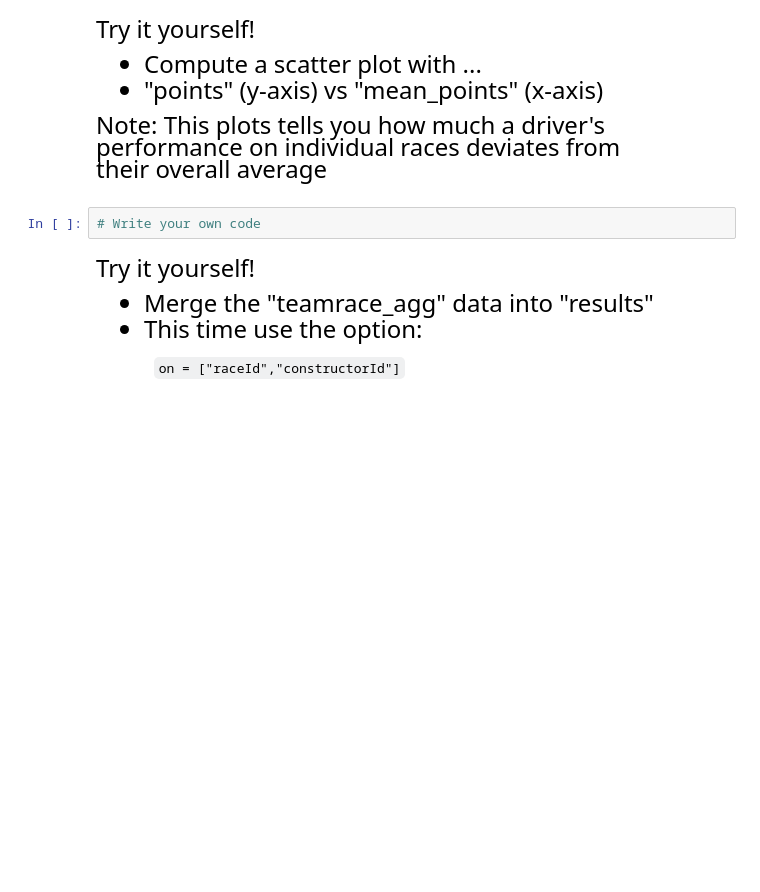
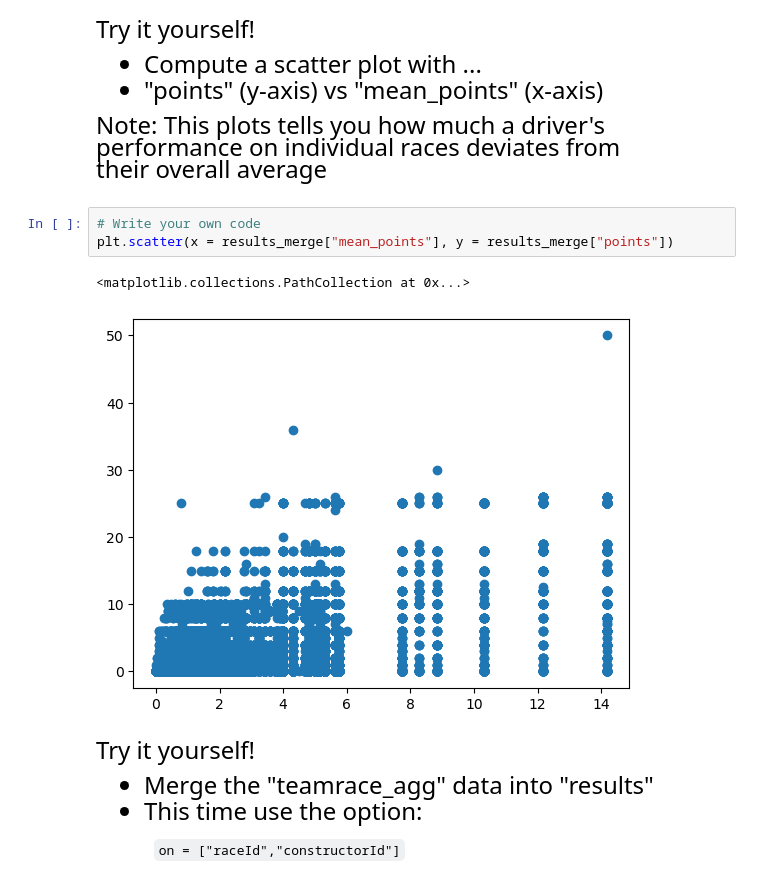
Before and after one commit to jhc1622/qtm151spring2025, a Jupyter notebook: lecture_14/lecture_14.ipynb, the cells around one changed output. Drawn from its saved outputs; the diff is of its cells as text; blank space fills up the shorter version.

```diff
--- a/lecture_14/lecture_14.ipynb
+++ b/lecture_14/lecture_14.ipynb
@@ -475,6 +475,10 @@ performance on individual races deviates from <br>
 their overall average
 # %%
 # Write your own code
+plt.scatter(x = results_merge["mean_points"], y = results_merge["points"])
+# %% [output]
+<matplotlib.collections.PathCollection at 0x...>
+[figure, added]
 # %% [markdown]
 <font size = "5">
 
```
Also changed, not shown: parts of 2 cells of this notebook.
